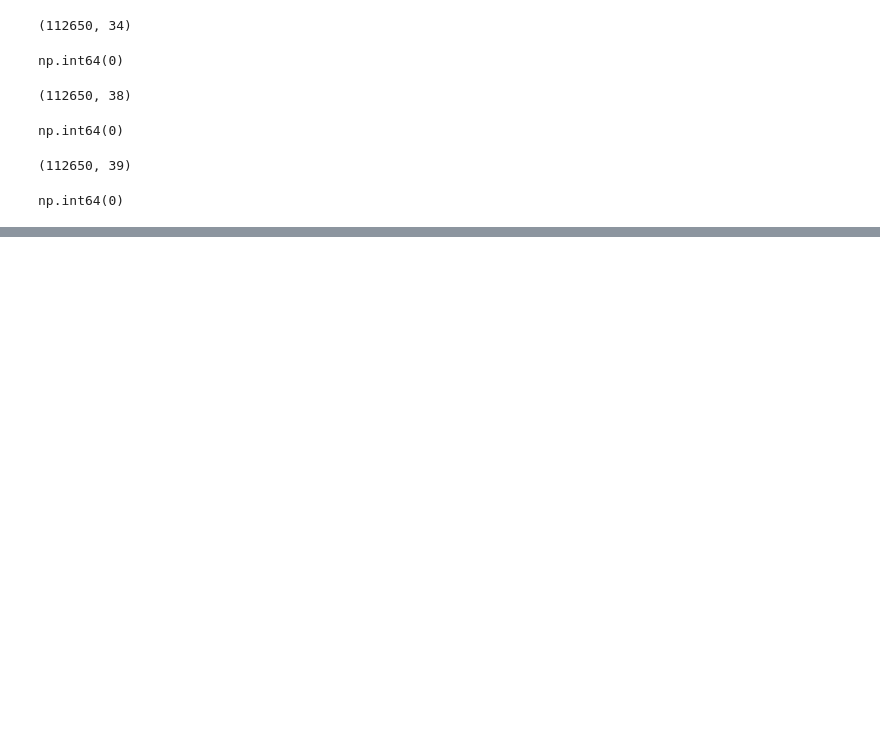
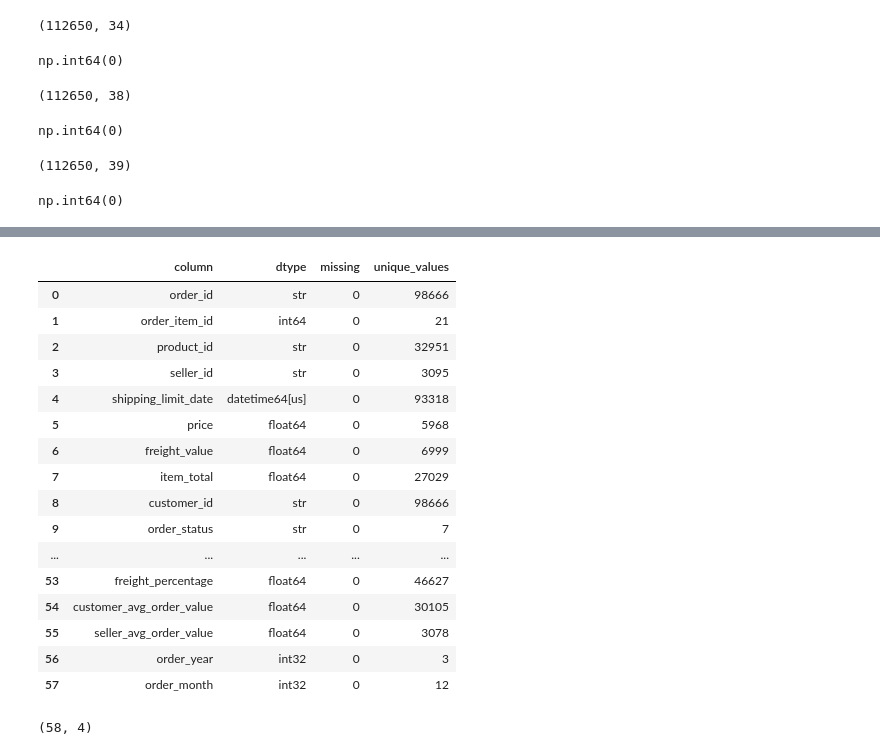
Before and after one commit to unkwondriver-08/Ecommerce-Data-Pipeline, a Jupyter notebook: Notebooks/03_data_universal_loading.ipynb, the cells around one changed output, grey strips where cells are left out. Cells and saved outputs as stored; diff of their text form; code cells hidden in the pictures; blank space fills up the shorter version.

```diff
--- a/Notebooks/03_data_universal_loading.ipynb
+++ b/Notebooks/03_data_universal_loading.ipynb
@@ -537,0 +1041,31 @@ np.int64(0)
+# %%
+feature_audit = pd.DataFrame({
+    "column": item_analysis.columns,
+    "dtype": item_analysis.dtypes.astype(str).values,
+    "missing": item_analysis.isna().sum().values,
+    "unique_values": item_analysis.nunique().values
+})
+
+feature_audit
+# %% [output]
+|  | column | dtype | missing | unique_values |
+| 0 | order_id | str | 0 | 98666 |
+| 1 | order_item_id | int64 | 0 | 21 |
+| 2 | product_id | str | 0 | 32951 |
+| 3 | seller_id | str | 0 | 3095 |
+| 4 | shipping_limit_date | datetime64[us] | 0 | 93318 |
+| 5 | price | float64 | 0 | 5968 |
+| 6 | freight_value | float64 | 0 | 6999 |
+| 7 | item_total | float64 | 0 | 27029 |
+| 8 | customer_id | str | 0 | 98666 |
+| 9 | order_status | str | 0 | 7 |
+| ... | ... | ... | ... | ... |
+| 53 | freight_percentage | float64 | 0 | 46627 |
+| 54 | customer_avg_order_value | float64 | 0 | 30105 |
+| 55 | seller_avg_order_value | float64 | 0 | 3078 |
+| 56 | order_year | int32 | 0 | 3 |
+| 57 | order_month | int32 | 0 | 12 |
+# %%
+feature_audit.shape
+# %% [output]
+(58, 4)
```
Also changed, not shown: parts of 74 cells of this notebook, 3 other files.
